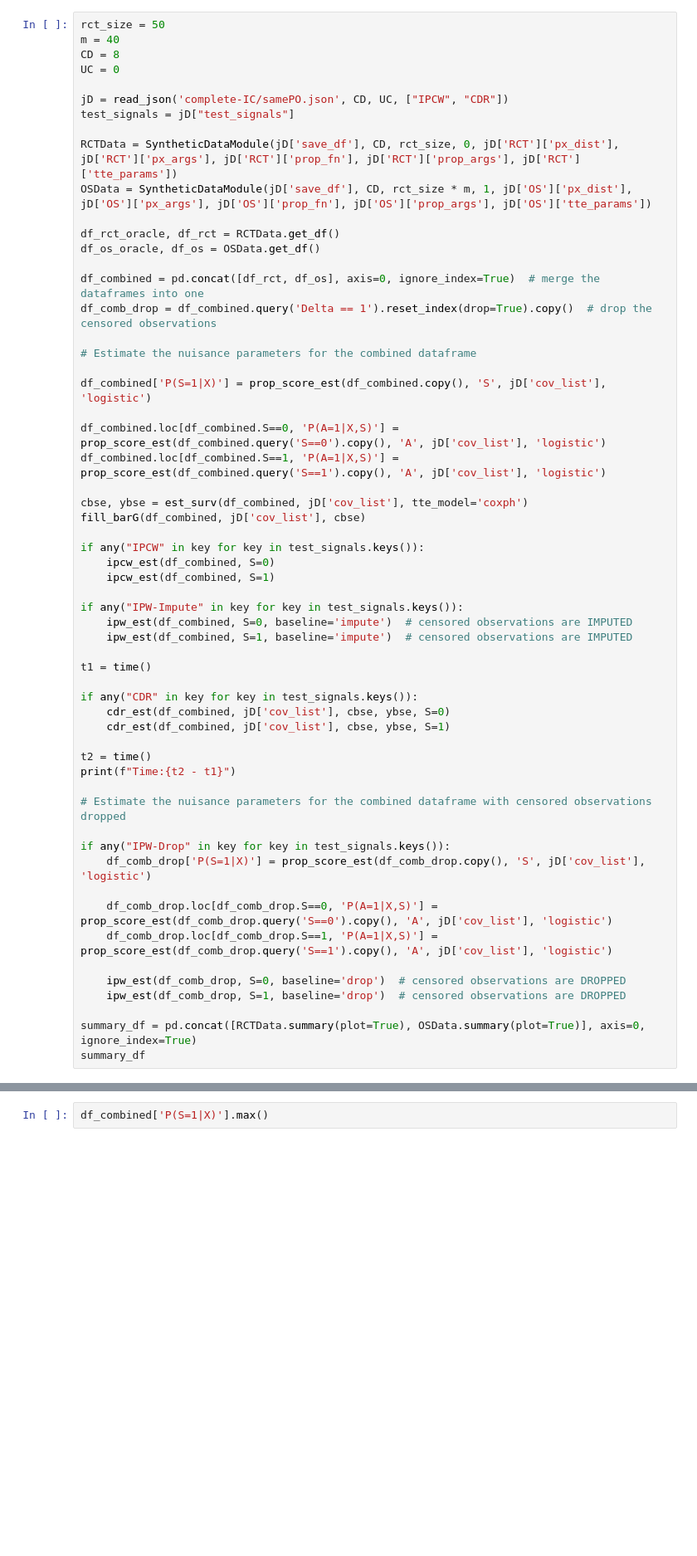
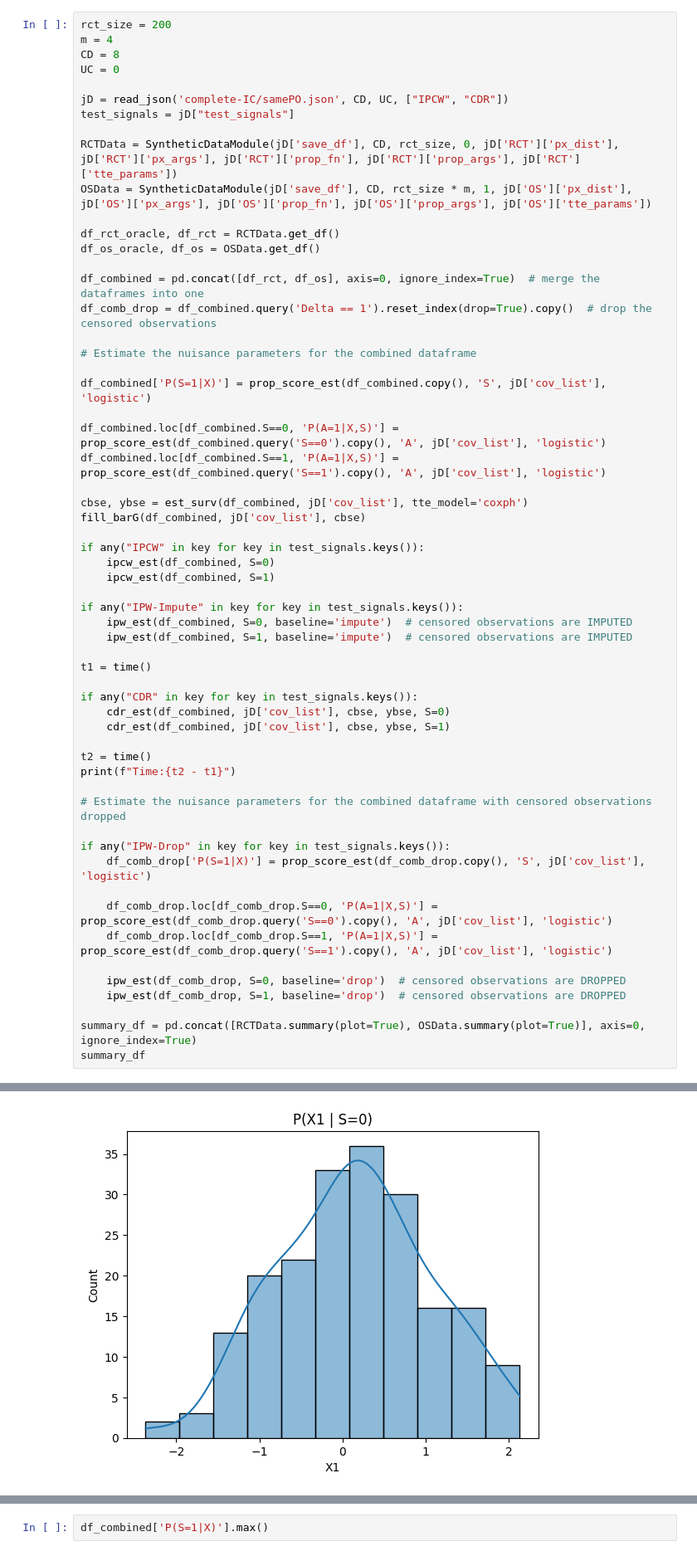
Before and after one commit to demireal/censored-mmr, a Jupyter notebook: main.ipynb, the cells around one changed output, grey strips where cells are left out. Shown at 83% size. Cells and saved outputs as stored; diff of their text form; blank space fills up the shorter version.

```diff
--- a/main.ipynb
+++ b/main.ipynb
@@ -21,6 +17,6 @@ from utils import *
 # %%
-rct_size = 50
-m = 40
+rct_size = 200
+m = 4
 CD = 8
 UC = 0
 
@@ -76,3 +72,4 @@ if any("IPW-Drop" in key for key in test_signals.keys()):
 
 summary_df = pd.concat([RCTData.summary(plot=True), OSData.summary(plot=True)], axis=0, ignore_index=True)
 summary_df
+# %% [output]
@@ -78,0 +80 @@ summary_df
+[figure, added]
```
Also changed, not shown: parts of 40 cells of this notebook, 9 other files.
